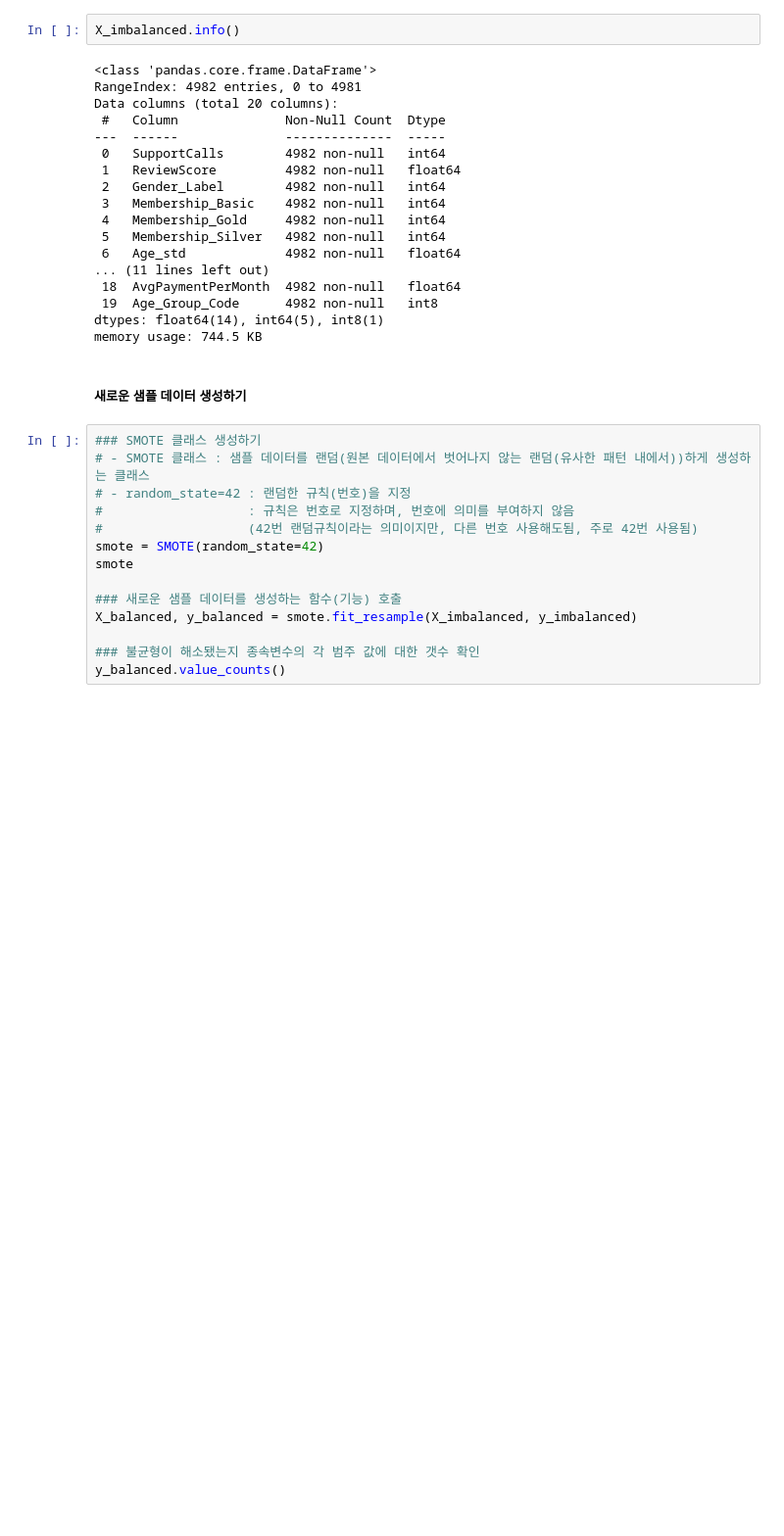
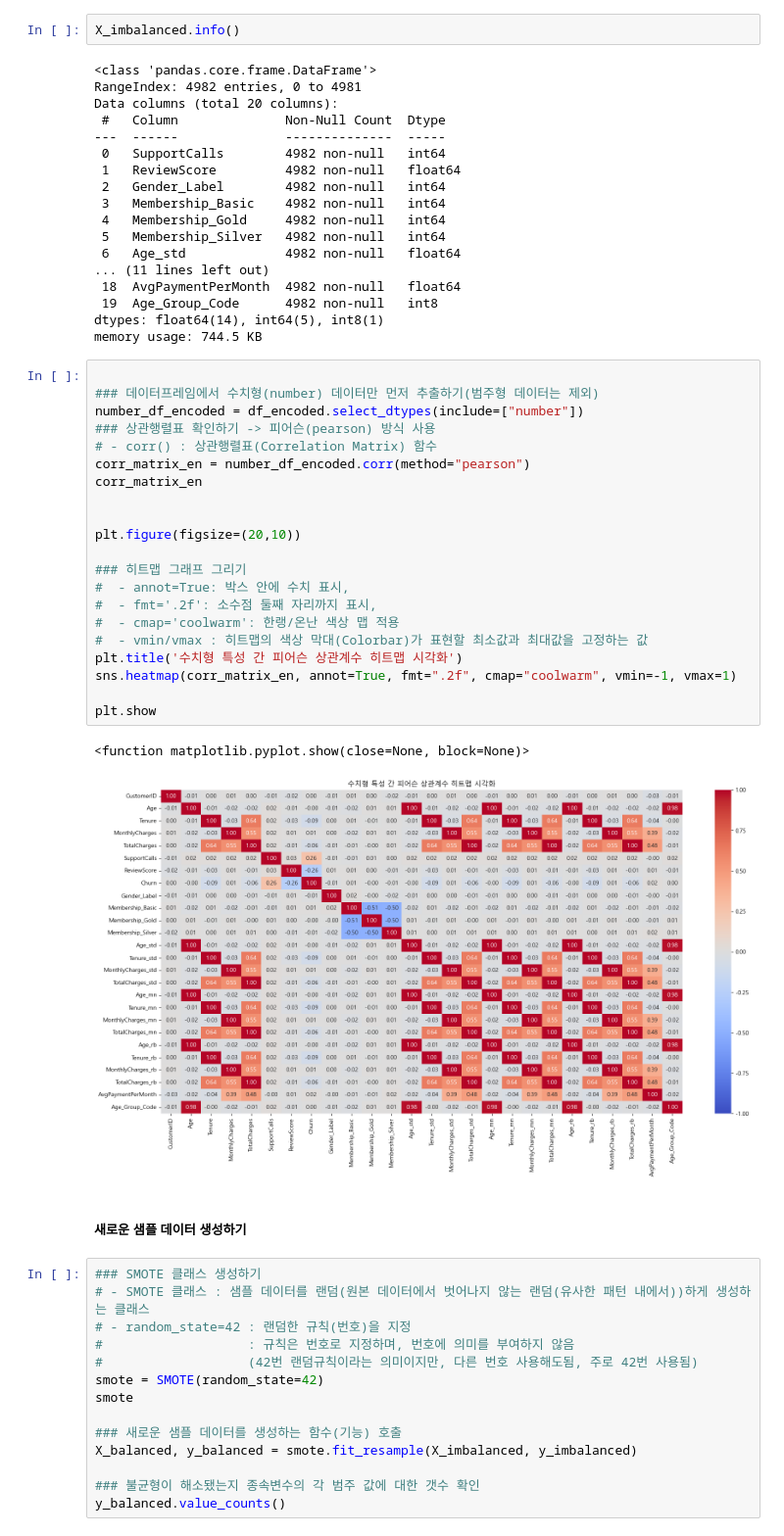
Before and after one commit to Trymind0419/01_Machine_Learning, a Jupyter notebook: 4day_Feature_Engineering/4day_Feature_Engineering.ipynb, the cells around one changed output. Shown at 98% size. Drawn from its saved outputs; the diff is of its cells as text; blank space fills up the shorter version.

```diff
--- a/4day_Feature_Engineering/4day_Feature_Engineering.ipynb
+++ b/4day_Feature_Engineering/4day_Feature_Engineering.ipynb
@@ -847,6 +847,30 @@ Data columns (total 20 columns):
  19  Age_Group_Code      4982 non-null   int8
 dtypes: float64(14), int64(5), int8(1)
 memory usage: 744.5 KB
+# %%
+
+### 데이터프레임에서 수치형(number) 데이터만 먼저 추출하기(범주형 데이터는 제외)
+number_df_encoded = df_encoded.select_dtypes(include=["number"])
+### 상관행렬표 확인하기 -> 피어슨(pearson) 방식 사용
+# - corr() : 상관행렬표(Correlation Matrix) 함수
+corr_matrix_en = number_df_encoded.corr(method="pearson")
+corr_matrix_en
+
+
+plt.figure(figsize=(20,10))
+
+### 히트맵 그래프 그리기
+#  - annot=True: 박스 안에 수치 표시,
+#  - fmt='.2f': 소수점 둘째 자리까지 표시,
+#  - cmap='coolwarm': 한랭/온난 색상 맵 적용
+#  - vmin/vmax : 히트맵의 색상 막대(Colorbar)가 표현할 최소값과 최대값을 고정하는 값
+plt.title('수치형 특성 간 피어슨 상관계수 히트맵 시각화')
+sns.heatmap(corr_matrix_en, annot=True, fmt=".2f", cmap="coolwarm", vmin=-1, vmax=1)
+
+plt.show
+# %% [output]
+<function matplotlib.pyplot.show(close=None, block=None)>
+[figure, added]
 # %% [markdown]
 ##### 새로운 샘플 데이터 생성하기
 # %%
```
Also changed, not shown: parts of 2 cells of this notebook, 5 other files.
